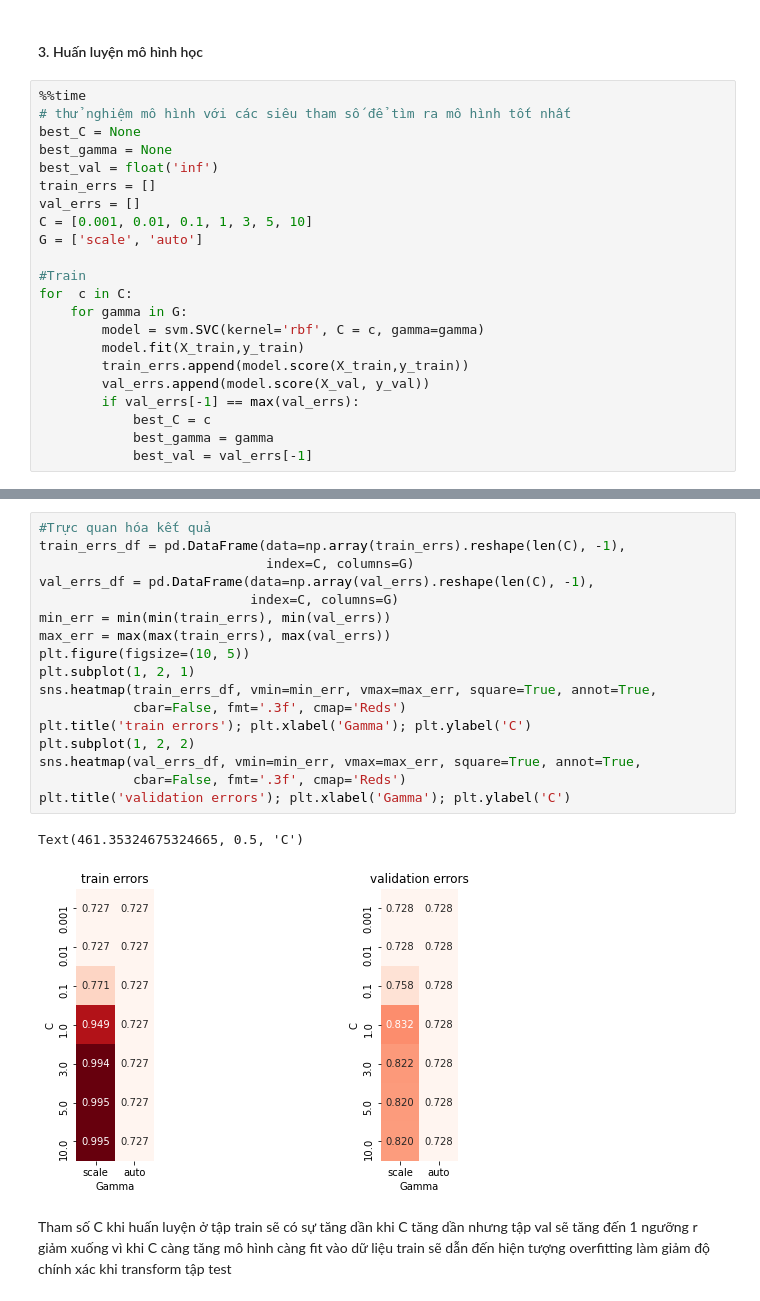
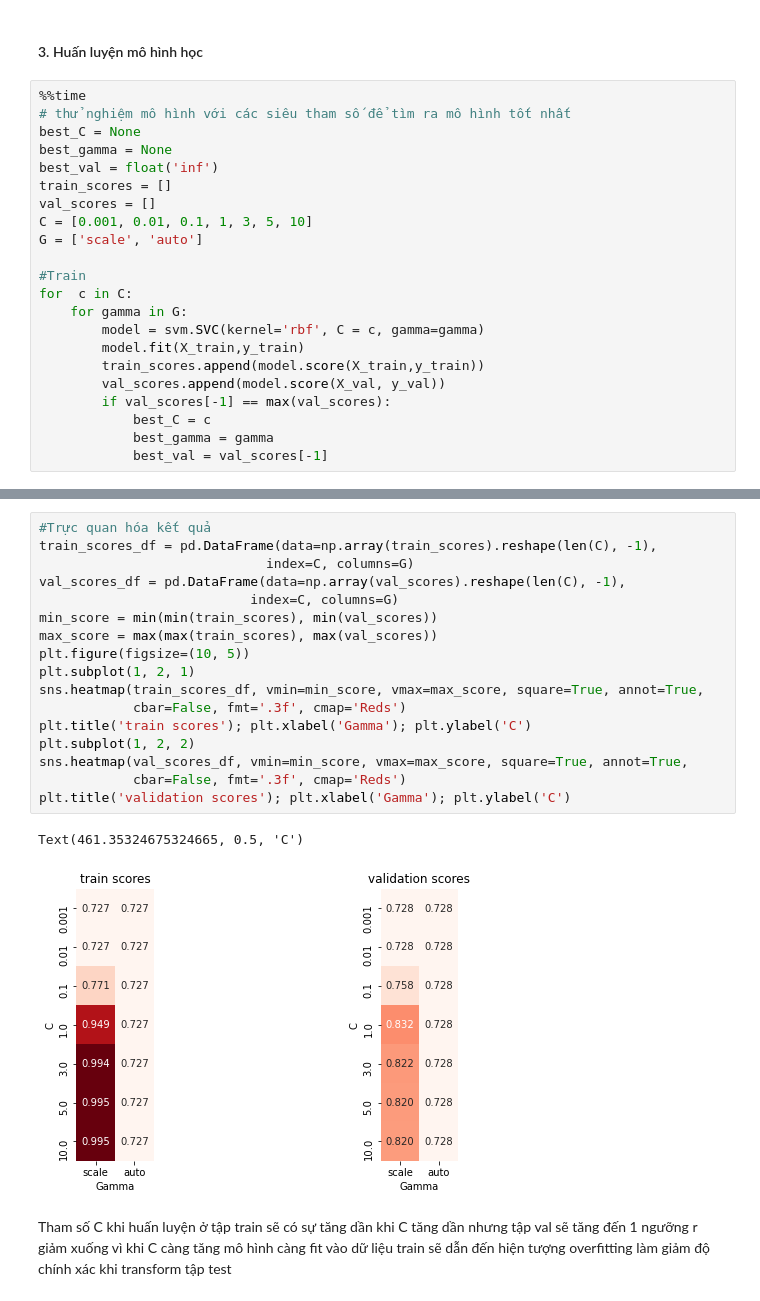
Before and after one commit to arudaki123/NMKHDL, a Jupyter notebook: train_predict.ipynb, the cells around one changed output, grey strips where cells are left out. Drawn from its saved outputs; the diff is of its cells as text.

```diff
--- a/train_predict.ipynb
+++ b/train_predict.ipynb
@@ -304,8 +304,8 @@ Wall time: 1.19 s
 best_C = None
 best_gamma = None
 best_val = float('inf')
-train_errs = []
-val_errs = []
+train_scores = []
+val_scores = []
 C = [0.001, 0.01, 0.1, 1, 3, 5, 10]
 G = ['scale', 'auto']
 
@@ -314,10 +314,10 @@ for  c in C:
     for gamma in G:
         model = svm.SVC(kernel='rbf', C = c, gamma=gamma)
         model.fit(X_train,y_train)
-        train_errs.append(model.score(X_train,y_train))
-        val_errs.append(model.score(X_val, y_val))
-        if val_errs[-1] == max(val_errs):
+        train_scores.append(model.score(X_train,y_train))
+        val_scores.append(model.score(X_val, y_val))
+        if val_scores[-1] == max(val_scores):
             best_C = c
             best_gamma = gamma
-            best_val = val_errs[-1]
+            best_val = val_scores[-1]
 # %% [output]
@@ -325,23 +325,23 @@ Wall time: 25min 54s
 # %%
 #Trực quan hóa kết quả
-train_errs_df = pd.DataFrame(data=np.array(train_errs).reshape(len(C), -1),
+train_scores_df = pd.DataFrame(data=np.array(train_scores).reshape(len(C), -1),
                              index=C, columns=G)
-val_errs_df = pd.DataFrame(data=np.array(val_errs).reshape(len(C), -1),
+val_scores_df = pd.DataFrame(data=np.array(val_scores).reshape(len(C), -1),
                            index=C, columns=G)
-min_err = min(min(train_errs), min(val_errs))
-max_err = max(max(train_errs), max(val_errs))
+min_score = min(min(train_scores), min(val_scores))
+max_score = max(max(train_scores), max(val_scores))
 plt.figure(figsize=(10, 5))
 plt.subplot(1, 2, 1)
-sns.heatmap(train_errs_df, vmin=min_err, vmax=max_err, square=True, annot=True,
+sns.heatmap(train_scores_df, vmin=min_score, vmax=max_score, square=True, annot=True,
             cbar=False, fmt='.3f', cmap='Reds')
-plt.title('train errors'); plt.xlabel('Gamma'); plt.ylabel('C')
+plt.title('train scores'); plt.xlabel('Gamma'); plt.ylabel('C')
 plt.subplot(1, 2, 2)
-sns.heatmap(val_errs_df, vmin=min_err, vmax=max_err, square=True, annot=True,
+sns.heatmap(val_scores_df, vmin=min_score, vmax=max_score, square=True, annot=True,
             cbar=False, fmt='.3f', cmap='Reds')
-plt.title('validation errors'); plt.xlabel('Gamma'); plt.ylabel('C')
+plt.title('validation scores'); plt.xlabel('Gamma'); plt.ylabel('C')
 # %% [output]
 Text(461.35324675324665, 0.5, 'C')
-[figure, old version]
+[figure, new version]
 # %% [markdown]
 Tham số C khi huấn luyện ở tập train sẽ có sự tăng dần khi C tăng dần nhưng tập val sẽ tăng đến 1 ngưỡng r giảm xuống vì khi C càng tăng mô hình càng fit vào dữ liệu train sẽ dẫn đến hiện tượng overfitting làm giảm độ chính xác khi transform tập test
 # %%
```
Also changed, not shown: parts of 5 cells of this notebook.
